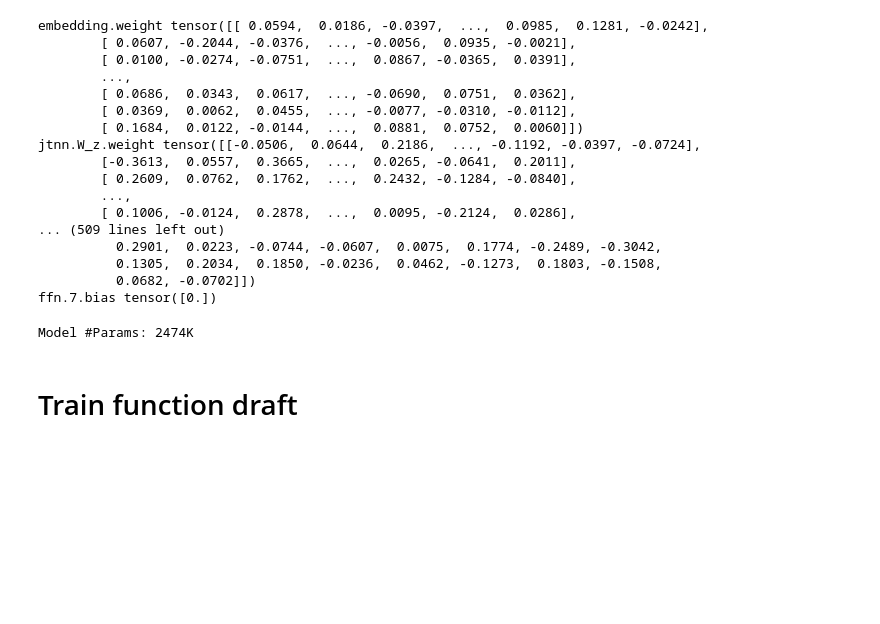
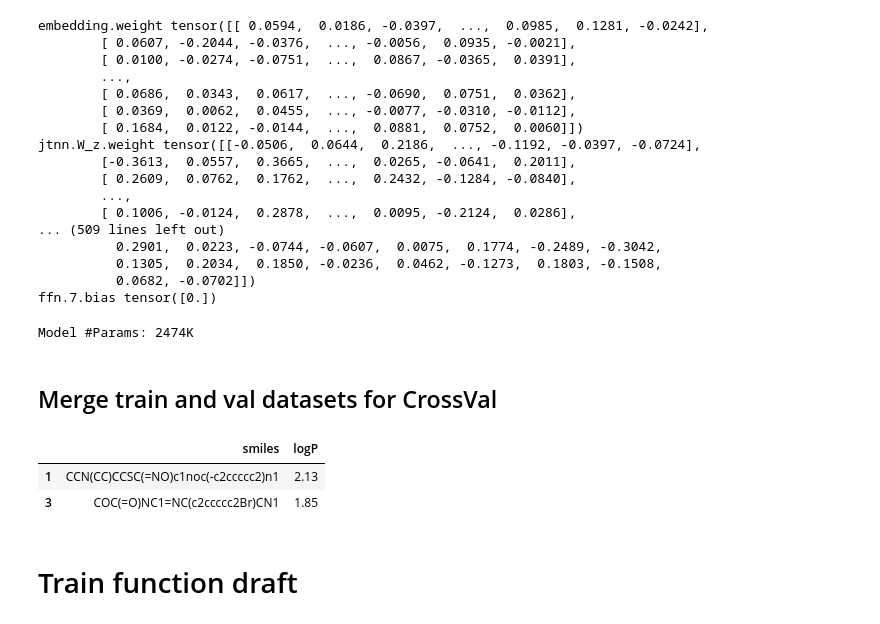
Before and after one commit to VEK239/StructGNN-lipophilicity, a Jupyter notebook: notebooks/baselines/jtree/3_train_encoder_predictor.ipynb, the cells around one changed output. Saved outputs shown, nothing was run; the diff lists cells and outputs as text; code cells hidden in the pictures; blank space fills up the shorter version.

```diff
--- a/notebooks/baselines/jtree/3_train_encoder_predictor.ipynb
+++ b/notebooks/baselines/jtree/3_train_encoder_predictor.ipynb
@@ -275,3 +275,5 @@ scheduler.step()
 dataset = MoleculeDataset(os.path.join(DATASET_PATH, 'logp_wo_averaging_validation.csv'), RAW_PATH)
 # %% [output]
 Model #Params: 2474K
+# %% [markdown]
+## Merge train and val datasets for CrossVal
@@ -277,0 +283,11 @@ Model #Params: 2474K
+# %%
+DATASET_PATH = '../../../data/3_final_data/split_data'
+# %%
+train_data = pd.read_csv(os.path.join(DATASET_PATH, 'logp_wo_averaging_train.csv'), index_col = 0)
+val_data = pd.read_csv(os.path.join(DATASET_PATH, 'logp_wo_averaging_validation.csv'), index_col = 0)
+# %%
+train_data.iloc[[1,3]]
+# %% [output]
+|  | smiles | logP |
+| 1 | CCN(CC)CCSC(=NO)c1noc(-c2ccccc2)n1 | 2.13 |
+| 3 | COC(=O)NC1=NC(c2ccccc2Br)CN1 | 1.85 |
```
Also changed, not shown: parts of 4 cells of this notebook, 15 other files.
